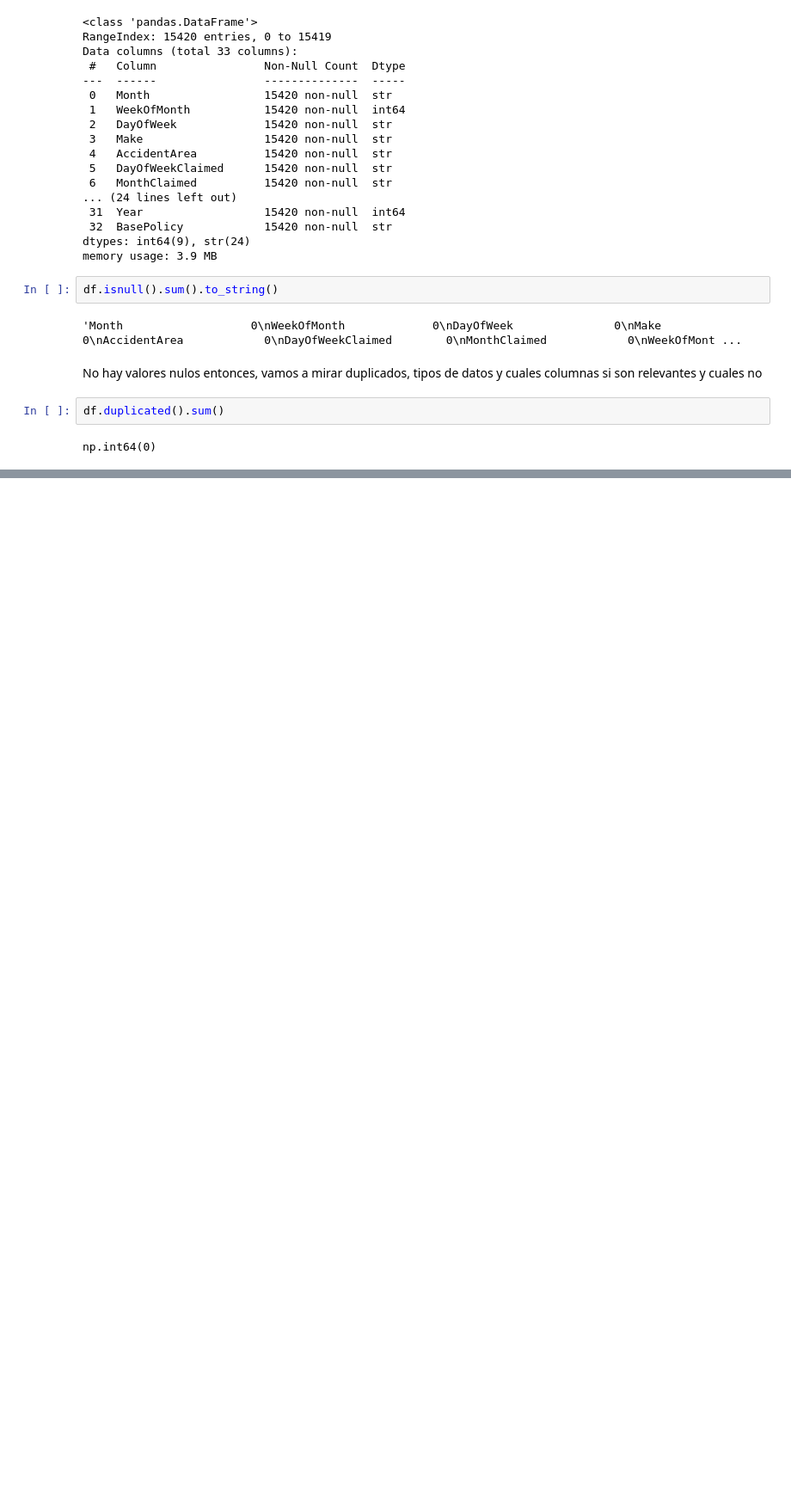
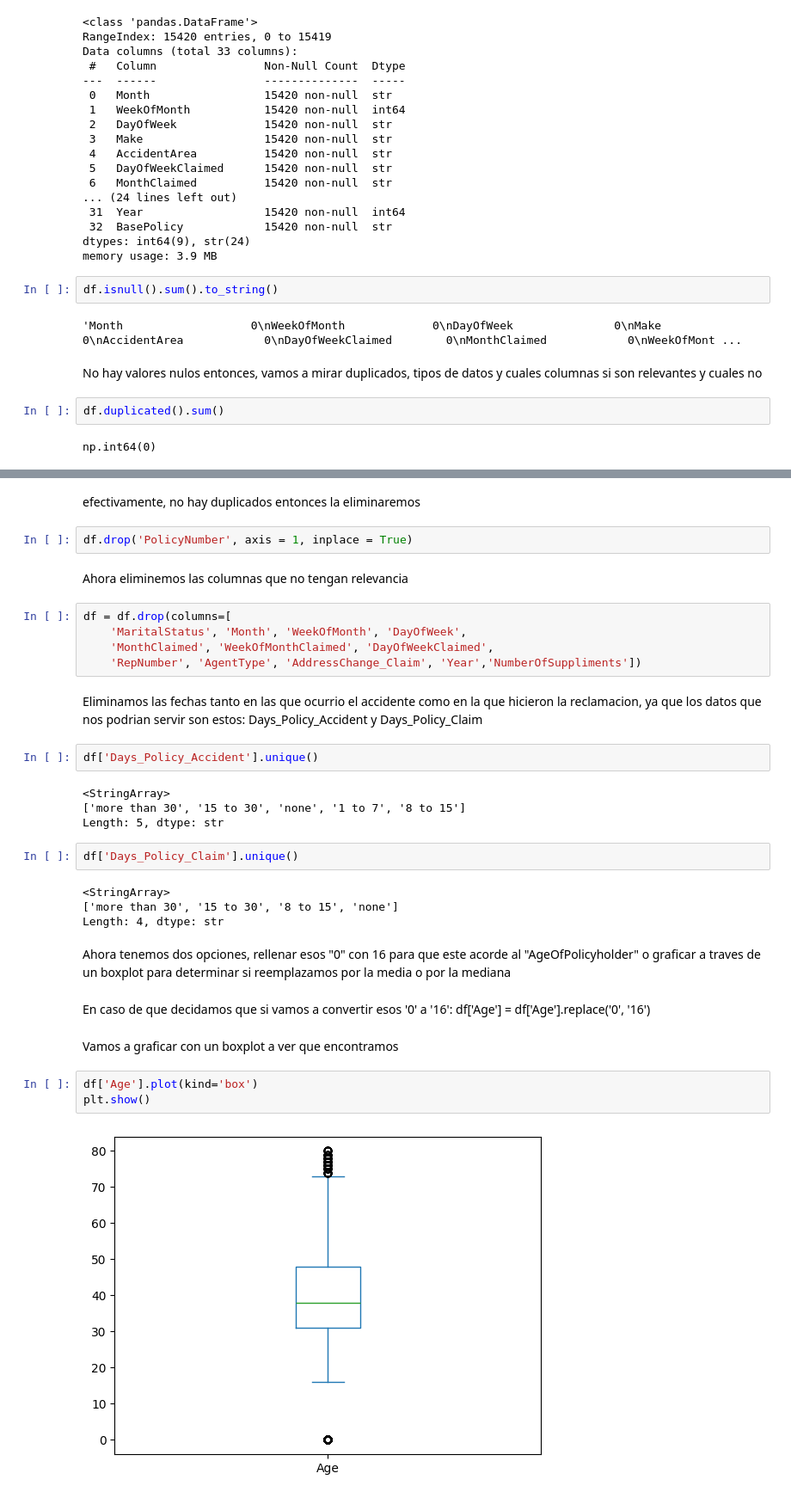
Before and after one commit to V1perB1te/Fraude_accidentes, a Jupyter notebook: Fase1_datos.ipynb, the cells around one changed output, grey strips where cells are left out. Shown at 86% size. Saved outputs shown, nothing was run; the diff lists cells and outputs as text; blank space fills up the shorter version.

```diff
--- a/Fase1_datos.ipynb
+++ b/Fase1_datos.ipynb
@@ -116,0 +166,37 @@ unique_values_con.plot.bar(logy=True, figsize=(10, 4),
+# %% [markdown]
+efectivamente, no hay duplicados entonces la eliminaremos
+# %%
+df.drop('PolicyNumber', axis = 1, inplace = True)
+# %% [markdown]
+Ahora eliminemos las columnas que no tengan relevancia
+# %%
+df = df.drop(columns=[
+    'MaritalStatus', 'Month', 'WeekOfMonth', 'DayOfWeek',
+    'MonthClaimed', 'WeekOfMonthClaimed', 'DayOfWeekClaimed',
+    'RepNumber', 'AgentType', 'AddressChange_Claim', 'Year','NumberOfSuppliments'])
+# %% [markdown]
+Eliminamos las fechas tanto en las que ocurrio el accidente como en la que hicieron la reclamacion, ya que los datos que nos podrian servir son estos: Days_Policy_Accident y Days_Policy_Claim
+# %%
+df['Days_Policy_Accident'].unique()
+# %% [output]
+<StringArray>
+['more than 30', '15 to 30', 'none', '1 to 7', '8 to 15']
+Length: 5, dtype: str
+# %%
+df['Days_Policy_Claim'].unique()
+# %% [output]
+<StringArray>
+['more than 30', '15 to 30', '8 to 15', 'none']
+Length: 4, dtype: str
+# %% [markdown]
+Ahora tenemos dos opciones, rellenar esos "0" con 16 para que este acorde al "AgeOfPolicyholder" o graficar a traves de un boxplot para determinar si reemplazamos por la media o por la mediana
+# %% [markdown]
+En caso de que decidamos que si vamos a convertir esos '0' a '16':
+df['Age'] = df['Age'].replace('0', '16')
+# %% [markdown]
+Vamos a graficar con un boxplot a ver que encontramos
+# %%
+df['Age'].plot(kind='box')
+plt.show()
+# %% [output]
+[figure, added]
```
Also changed, not shown: parts of 45 cells of this notebook, 1 other file.
